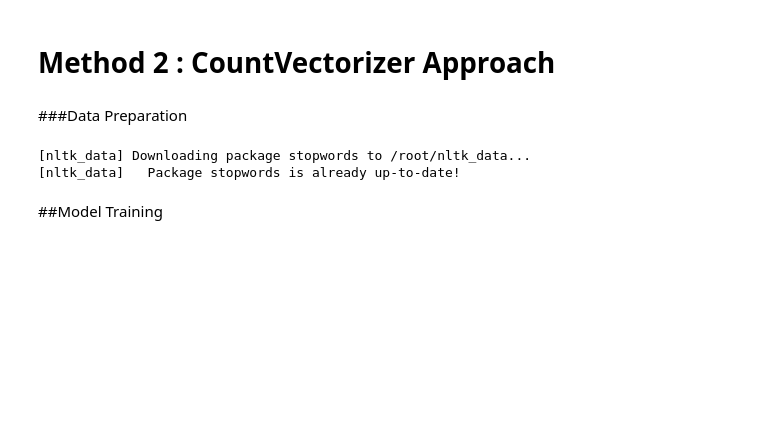
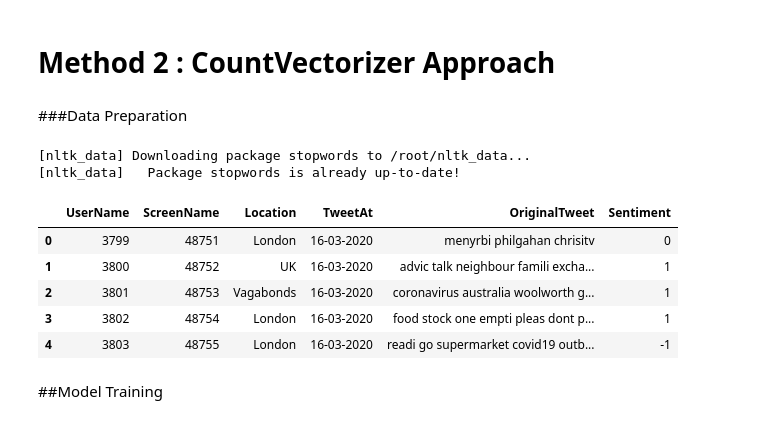
Before and after one commit to arifuddinatif/Coronavirus-Tweet-Sentiment-Analysis, a Jupyter notebook: Copy_of_Coronavirus_Tweet_Sentiment_Analysis_Capstone_Project_3.ipynb, the cells around one changed output. Saved outputs shown, nothing was run; the diff lists cells and outputs as text; code cells hidden in the pictures; blank space fills up the shorter version.

```diff
--- a/Copy_of_Coronavirus_Tweet_Sentiment_Analysis_Capstone_Project_3.ipynb
+++ b/Copy_of_Coronavirus_Tweet_Sentiment_Analysis_Capstone_Project_3.ipynb
@@ -647,6 +648,15 @@ DF['OriginalTweet'] = DF['OriginalTweet'].apply(stemming)
 # %% [output]
 [nltk_data] Downloading package stopwords to /root/nltk_data...
 [nltk_data]   Package stopwords is already up-to-date!
+# %%
+DF.head()
+# %% [output]
+|  | UserName | ScreenName | Location | TweetAt | OriginalTweet | Sentiment |
+| 0 | 3799 | 48751 | London | 16-03-2020 | menyrbi philgahan chrisitv | 0 |
+| 1 | 3800 | 48752 | UK | 16-03-2020 | advic talk neighbour famili excha... | 1 |
+| 2 | 3801 | 48753 | Vagabonds | 16-03-2020 | coronavirus australia woolworth g... | 1 |
+| 3 | 3802 | 48754 | London | 16-03-2020 | food stock one empti pleas dont p... | 1 |
+| 4 | 3803 | 48755 | London | 16-03-2020 | readi go supermarket covid19 outb... | -1 |
 # %% [markdown]
 ##Model Training
 # %%
```
Also changed, not shown: parts of 16 cells of this notebook.
